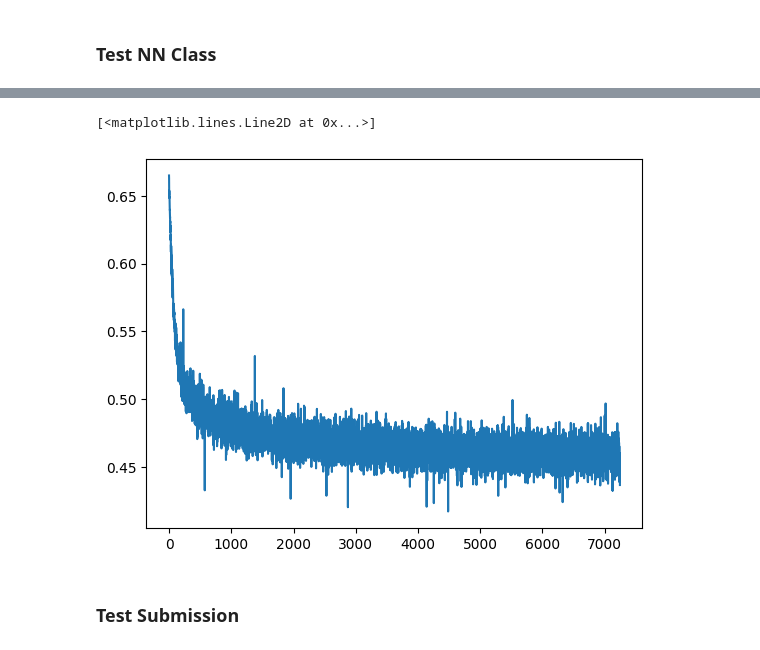
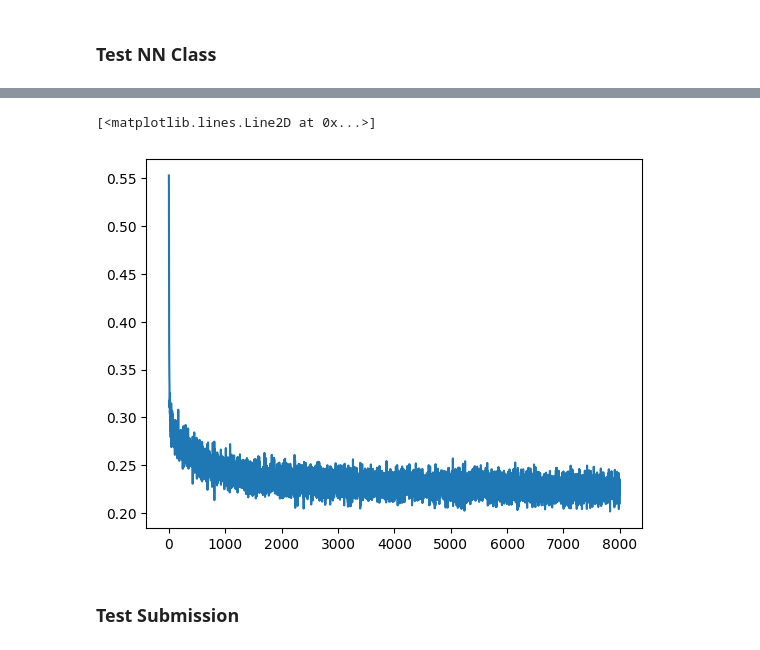
Before and after one commit to Ivonne320/ML_proj, a Jupyter notebook: project1/data_glance.ipynb, the cells around one changed output, grey strips where cells are left out. Drawn from its saved outputs; the diff is of its cells as text; code cells hidden in the pictures.

```diff
--- a/project1/data_glance.ipynb
+++ b/project1/data_glance.ipynb
@@ -418,9 +394,9 @@ y_v.mean()
 ### Test NN Class ###
 # %%
 x_t, y_t, x_v, y_v = split_data(x_train_processed, y_train_processed, 0.8)
-x_t, y_t = data_augmentation(x_t, y_t)
+# x_t, y_t = data_augmentation(x_t, y_t)
 # x_t, _, _, _= pca(x_t, 100)
-nn = NeuralNetwork([np.shape(x_t)[1], 100, 200, 100, 40, 1],'sigmoid','bce',adam=False)
+nn = NeuralNetwork([np.shape(x_t)[1], 400, 200, 100, 4, 1],'sigmoid','bce',adam=False)
 nn_trained, loss = nn.train(x_t, y_t, x_v, y_v, learning_rate=0.03, epochs=1000, batch_size=4062)
 # y_pred = predict_1(nn_trained,x_v)
 # predict_acc_pure(y_pred, y_v)
@@ -448,3 +424,3 @@ Early stopping at epoch 62
 [<matplotlib.lines.Line2D at 0x...>]
-[figure, old version]
+[figure, new version]
 # %%
```
Also changed, not shown: parts of 8 cells of this notebook, 2 other files.
